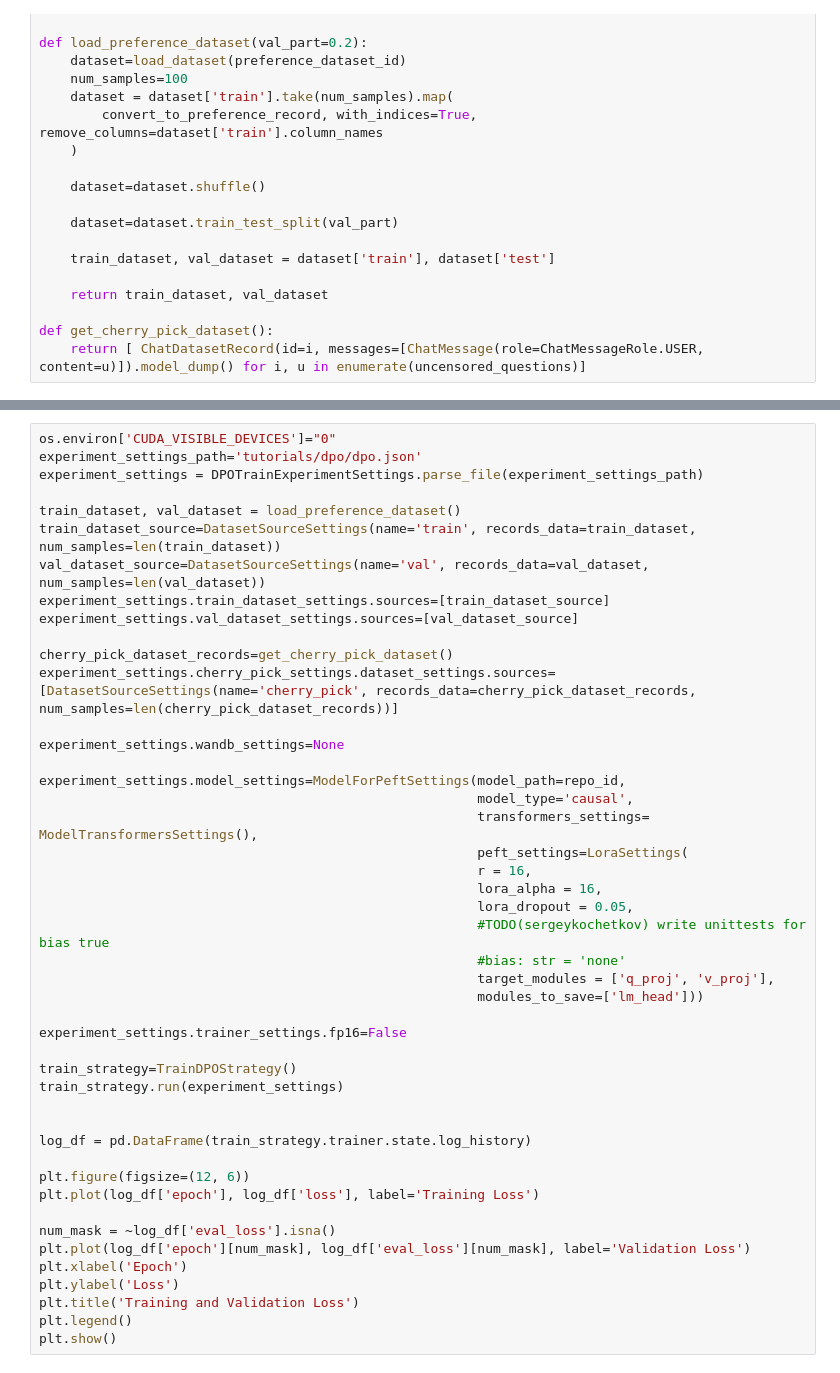
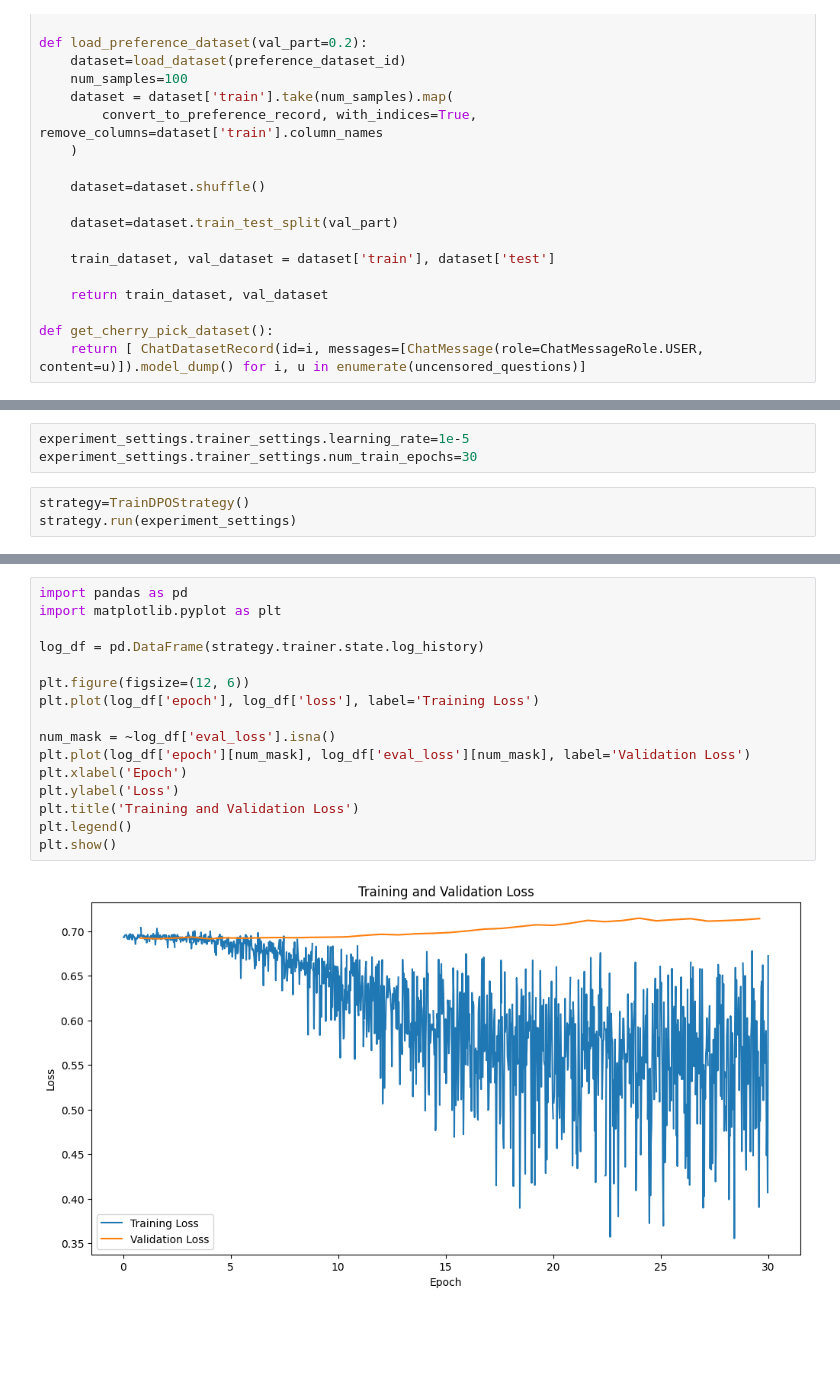
Before and after one commit to sergeykochetkov/turbo-alignment, a Jupyter notebook: tutorials/dpo/dpo.ipynb, the cells around one changed output, grey strips where cells are left out. Saved outputs shown, nothing was run; the diff lists cells and outputs as text; blank space fills up the shorter version.

Commit message:
train

```diff
--- a/tutorials/dpo/dpo.ipynb
+++ b/tutorials/dpo/dpo.ipynb
@@ -193,0 +130,6 @@ def get_cherry_pick_dataset():
+# %%
+experiment_settings.trainer_settings.learning_rate=1e-5
+experiment_settings.trainer_settings.num_train_epochs=30
+# %%
+strategy=TrainDPOStrategy()
+strategy.run(experiment_settings)
@@ -194,46 +259,18 @@ def get_cherry_pick_dataset():
 # %%
-os.environ['CUDA_VISIBLE_DEVICES']="0"
-experiment_settings_path='tutorials/dpo/dpo.json'
-experiment_settings = DPOTrainExperimentSettings.parse_file(experiment_settings_path)
+import pandas as pd
+import matplotlib.pyplot as plt
 
-train_dataset, val_dataset = load_preference_dataset()
-train_dataset_source=DatasetSourceSettings(name='train', records_data=train_dataset, num_samples=len(train_dataset))
-val_dataset_source=DatasetSourceSettings(name='val', records_data=val_dataset, num_samples=len(val_dataset))
-experiment_settings.train_dataset_settings.sources=[train_dataset_source]
-experiment_settings.val_dataset_settings.sources=[val_dataset_source]
-
-cherry_pick_dataset_records=get_cherry_pick_dataset()
-experiment_settings.cherry_pick_settings.dataset_settings.sources=[DatasetSourceSettings(name='cherry_pick', records_data=cherry_pick_dataset_records, num_samples=len(cherry_pick_dataset_records))]
-
-experiment_settings.wandb_settings=None
-
-experiment_settings.model_settings=ModelForPeftSettings(model_path=repo_id,
-                                                        model_type='causal',
-                                                        transformers_settings= ModelTransformersSettings(),
-                                                        peft_settings=LoraSettings(
-                                                        r = 16,
-                                                        lora_alpha = 16,
-                                                        lora_dropout = 0.05,
-                                                        #TODO(sergeykochetkov) write unittests for bias true
-                                                        #bias: str = 'none'
-                                                        target_modules = ['q_proj', 'v_proj'],
-                                                        modules_to_save=['lm_head']))
-
-experiment_settings.trainer_settings.fp16=False
-
-train_strategy=TrainDPOStrategy()
-train_strategy.run(experiment_settings)
-
-
-log_df = pd.DataFrame(train_strategy.trainer.state.log_history)
+log_df = pd.DataFrame(strategy.trainer.state.log_history)
 
 plt.figure(figsize=(12, 6))
 plt.plot(log_df['epoch'], log_df['loss'], label='Training Loss')
 
 num_mask = ~log_df['eval_loss'].isna()
 plt.plot(log_df['epoch'][num_mask], log_df['eval_loss'][num_mask], label='Validation Loss')
 plt.xlabel('Epoch')
 plt.ylabel('Loss')
 plt.title('Training and Validation Loss')
 plt.legend()
 plt.show()
+# %% [output]
+[figure, added]
```
Also changed, not shown: parts of 14 cells of this notebook.
